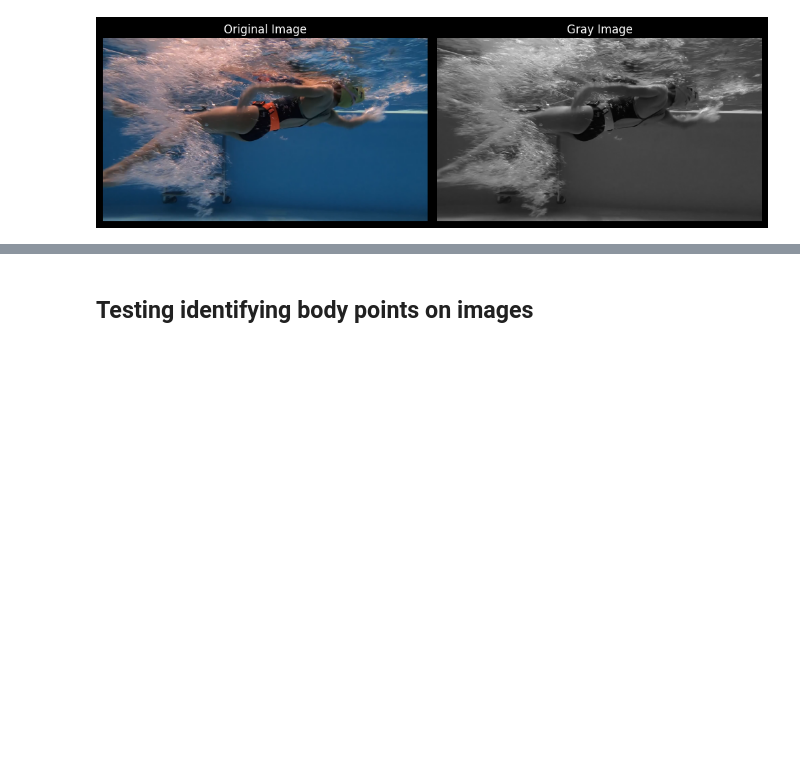
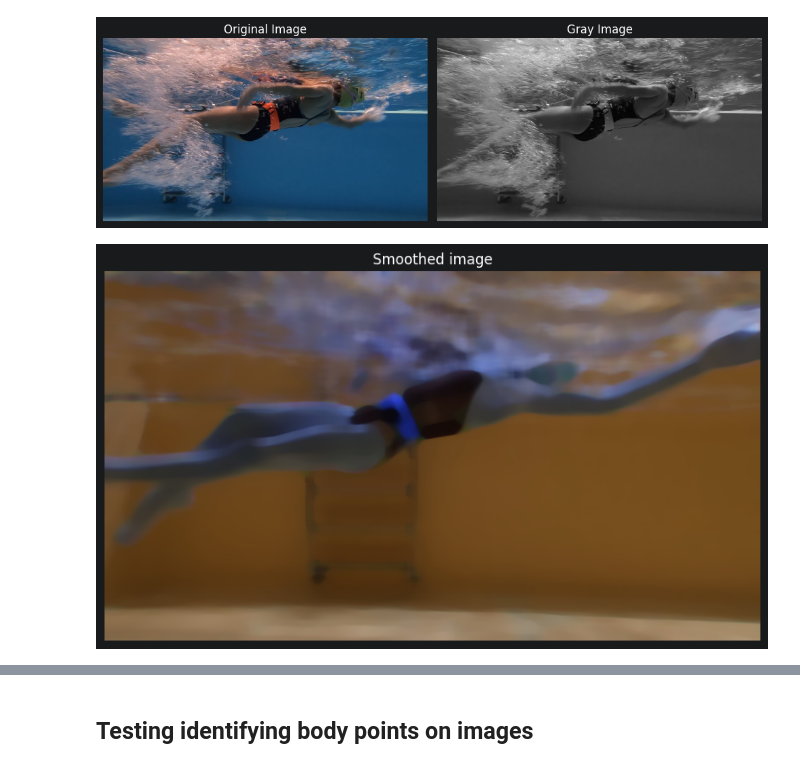
Before and after one commit to wayne1997/swimming_video_analysis_project, a Jupyter notebook: notebooks/swimmer_underwater_fixed_camera.ipynb, the cells around one changed output, grey strips where cells are left out. Saved outputs shown, nothing was run; the diff lists cells and outputs as text; code cells hidden in the pictures; blank space fills up the shorter version.

```diff
--- a/notebooks/swimmer_underwater_fixed_camera.ipynb
+++ b/notebooks/swimmer_underwater_fixed_camera.ipynb
@@ -59,3 +97,9 @@ plt.tight_layout()
 plt.show()
 # %% [output]
 [figure]
+# %%
+median_blur = cv2.medianBlur(img_good, 41)
+img_smooth = cv2.cvtColor(median_blur, cv2.COLOR_BGR2RGB)
+show_single_image(img_smooth, 'Smoothed image')
+# %% [output]
+[figure, added]
```
Also changed, not shown: parts of 6 cells of this notebook, 1 other file.
